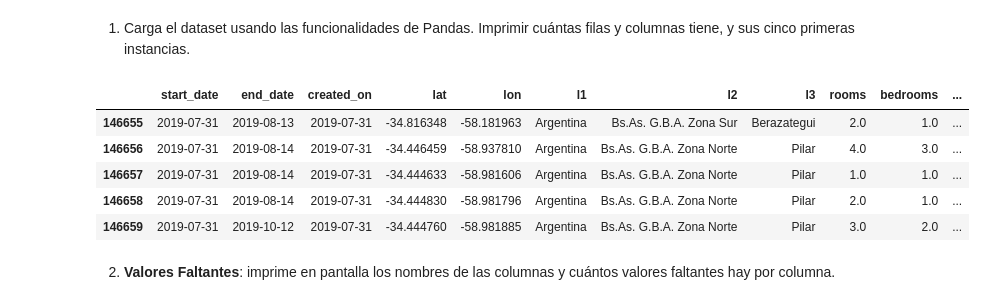
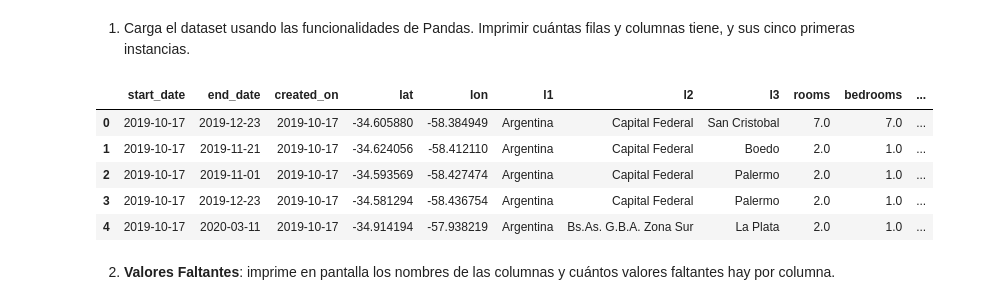
Before and after one commit to franpossetto/Acamica-DataScience-Sprint01, a Jupyter notebook: DS_Proyecto_01.ipynb, the cells around one changed output. Cells and saved outputs as stored; diff of their text form; code cells hidden in the pictures.

```diff
--- a/DS_Proyecto_01.ipynb
+++ b/DS_Proyecto_01.ipynb
@@ -70,14 +70,14 @@ import matplotlib.pyplot as plt
 # %%
 # 2. Cargar dataset
 dataset = pd.read_csv("Datasets/DS_Proyecto_01_Datos_Properati.csv")
-dataset.tail(5)
+dataset.head(5)
 # %% [output]
 |  | start_date | end_date | created_on | lat | lon | l1 | l2 | l3 | rooms | bedrooms | ... |
-| 146655 | 2019-07-31 | 2019-08-13 | 2019-07-31 | -34.816348 | -58.181963 | Argentina | Bs.As. G.B.A. Zona Sur | Berazategui | 2.0 | 1.0 | ... |
-| 146656 | 2019-07-31 | 2019-08-14 | 2019-07-31 | -34.446459 | -58.937810 | Argentina | Bs.As. G.B.A. Zona Norte | Pilar | 4.0 | 3.0 | ... |
-| 146657 | 2019-07-31 | 2019-08-14 | 2019-07-31 | -34.444633 | -58.981606 | Argentina | Bs.As. G.B.A. Zona Norte | Pilar | 1.0 | 1.0 | ... |
-| 146658 | 2019-07-31 | 2019-08-14 | 2019-07-31 | -34.444830 | -58.981796 | Argentina | Bs.As. G.B.A. Zona Norte | Pilar | 2.0 | 1.0 | ... |
-| 146659 | 2019-07-31 | 2019-10-12 | 2019-07-31 | -34.444760 | -58.981885 | Argentina | Bs.As. G.B.A. Zona Norte | Pilar | 3.0 | 2.0 | ... |
+| 0 | 2019-10-17 | 2019-12-23 | 2019-10-17 | -34.605880 | -58.384949 | Argentina | Capital Federal | San Cristobal | 7.0 | 7.0 | ... |
+| 1 | 2019-10-17 | 2019-11-21 | 2019-10-17 | -34.624056 | -58.412110 | Argentina | Capital Federal | Boedo | 2.0 | 1.0 | ... |
+| 2 | 2019-10-17 | 2019-11-01 | 2019-10-17 | -34.593569 | -58.427474 | Argentina | Capital Federal | Palermo | 2.0 | 1.0 | ... |
+| 3 | 2019-10-17 | 2019-12-23 | 2019-10-17 | -34.581294 | -58.436754 | Argentina | Capital Federal | Palermo | 2.0 | 1.0 | ... |
+| 4 | 2019-10-17 | 2020-03-11 | 2019-10-17 | -34.914194 | -57.938219 | Argentina | Bs.As. G.B.A. Zona Sur | La Plata | 2.0 | 1.0 | ... |
 # %% [markdown]
 2. **Valores Faltantes**: imprime en pantalla los nombres de las columnas y cuántos valores faltantes hay por columna.
 # %%
```
Also changed, not shown: parts of 7 cells of this notebook.
